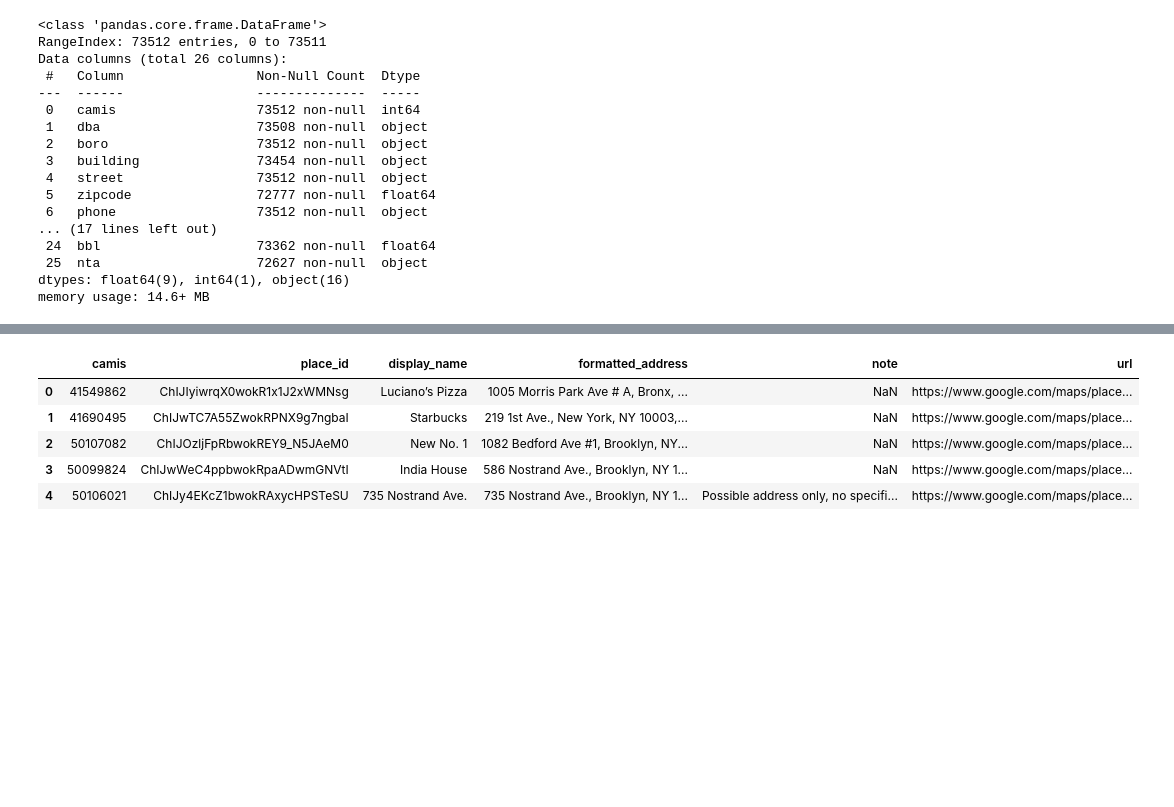
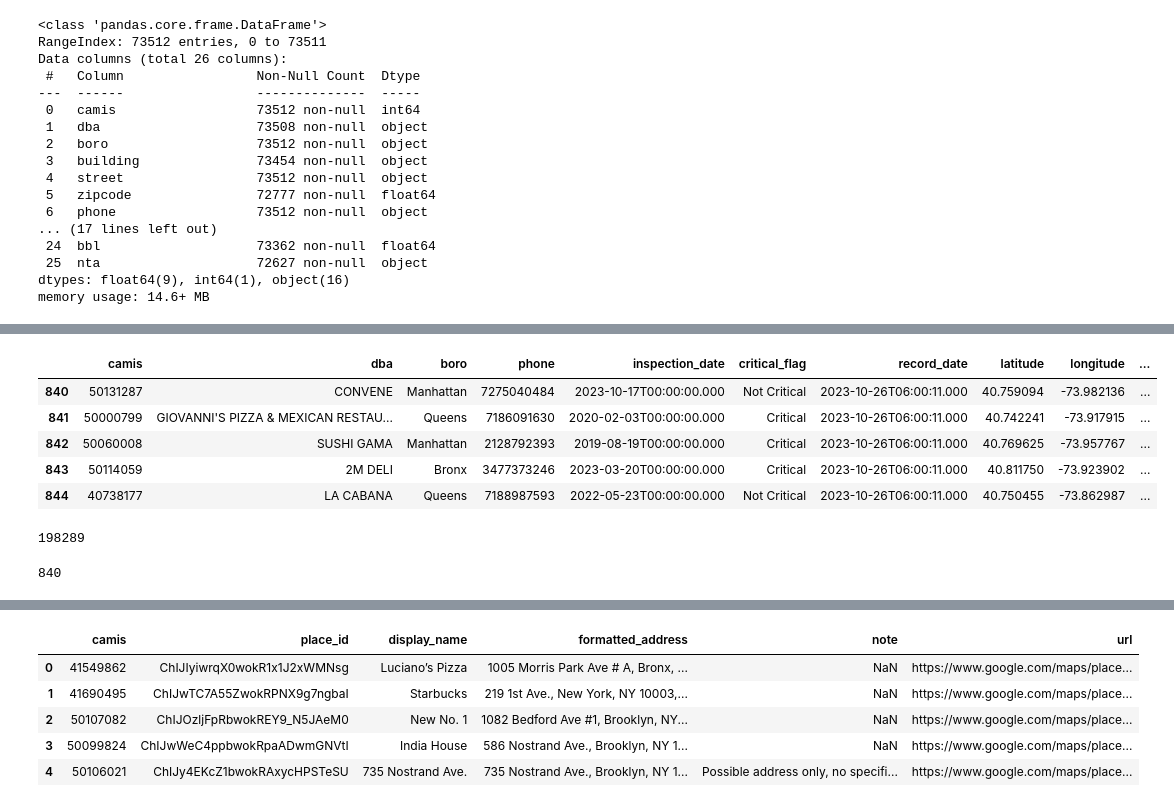
Before and after one commit to Somerville-2023/New-York-health-Inspection-Prediction, a Jupyter notebook: john-folder/john_acquire_g_places.ipynb, the cells around one changed output, grey strips where cells are left out. Cells and saved outputs as stored; diff of their text form; code cells hidden in the pictures; blank space fills up the shorter version.

```diff
--- a/john-folder/john_acquire_g_places.ipynb
+++ b/john-folder/john_acquire_g_places.ipynb
@@ -55,3 +73,26 @@ memory usage: 14.6+ MB
+# %%
+inspections_filtered_df.iloc[840:845]
+# %% [output]
+|  | camis | dba | boro | phone | inspection_date | critical_flag | record_date | latitude | longitude | ... |
+| 840 | 50131287 | CONVENE | Manhattan | 7275040484 | 2023-10-17T00:00:00.000 | Not Critical | 2023-10-26T06:00:11.000 | 40.759094 | -73.982136 | ... |
+| 841 | 50000799 | GIOVANNI'S PIZZA & MEXICAN RESTAU... | Queens | 7186091630 | 2020-02-03T00:00:00.000 | Critical | 2023-10-26T06:00:11.000 | 40.742241 | -73.917915 | ... |
+| 842 | 50060008 | SUSHI GAMA | Manhattan | 2128792393 | 2019-08-19T00:00:00.000 | Critical | 2023-10-26T06:00:11.000 | 40.769625 | -73.957767 | ... |
+| 843 | 50114059 | 2M DELI | Bronx | 3477373246 | 2023-03-20T00:00:00.000 | Critical | 2023-10-26T06:00:11.000 | 40.811750 | -73.923902 | ... |
+| 844 | 40738177 | LA CABANA | Queens | 7188987593 | 2022-05-23T00:00:00.000 | Not Critical | 2023-10-26T06:00:11.000 | 40.750455 | -73.862987 | ... |
+# %%
+len(inspections_filtered_df)
+# %% [output]
+198289
+# %%
+csv_row = pd.read_csv('api_log_progress.csv')
+# Get the last row
+
+last_row = csv_row.tail(1)
+
+# Print the last row
+last_row.row_number.iloc[0]
+# %% [output]
+840
 # %%
 g_places_api_key = env.g_places_api_key
 # %%
```
Also changed, not shown: parts of 4 cells of this notebook, 2 other files.
